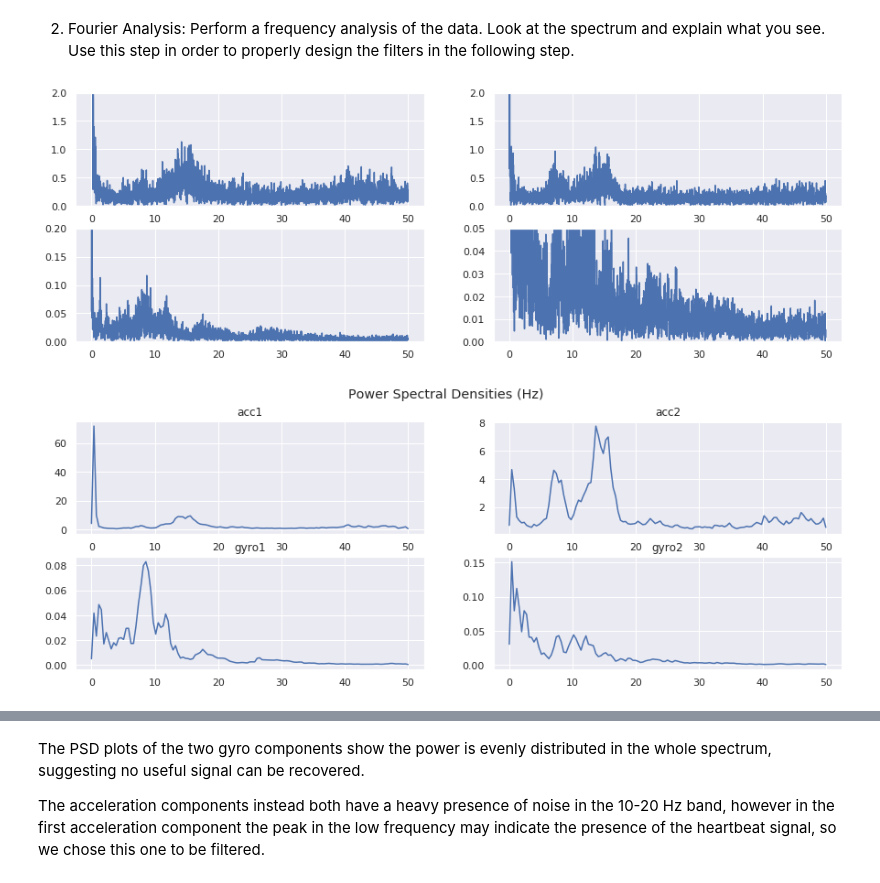
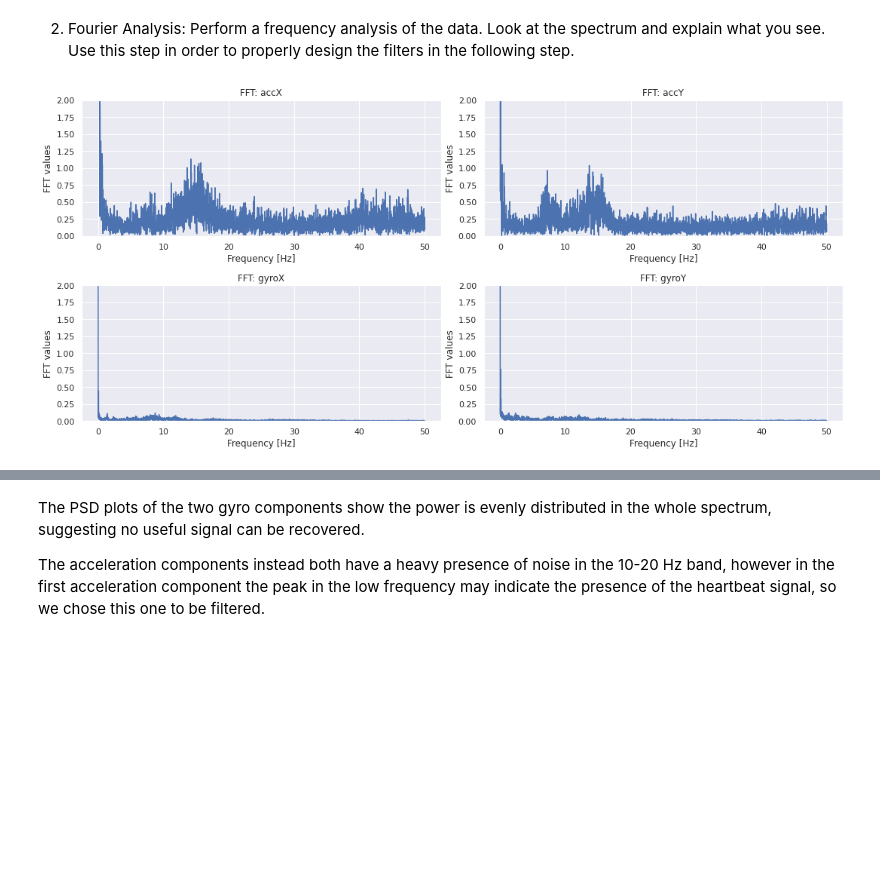
Before and after one commit to CrostaBot/HeartRateEstimation, a Jupyter notebook: BCG.ipynb, the cells around one changed output, grey strips where cells are left out. Saved outputs shown, nothing was run; the diff lists cells and outputs as text; code cells hidden in the pictures; blank space fills up the shorter version.

```diff
--- a/BCG.ipynb
+++ b/BCG.ipynb
@@ -72,6 +72,9 @@ df_chair.head()
 2. Plot selected data in function of time and choose a properly time window over which to perform the analysis. Pay attention on time rappresentation and the measurament unit.
 # %%
 ##### PLOT OF THE DATA #####
+matplotlib.rcParams['mathtext.fontset'] = 'cm'
+matplotlib.rcParams['font.family'] = 'STIXGeneral'
+sns.set()
 
 # create the subplots
 figure, axis = plt.subplots(1,2, figsize = (15,5))
@@ -93,6 +96,7 @@ axis[1].set_xlabel('Time [s]')
 axis[1].set_ylabel('Angular velocity [dps]')
 axis[1].set_title('GYROSCOPE')
 axis[1].legend(loc = 1)
+#plt.savefig("Images/BCG/data.png")
 
 # create the subplots for a detail of the previous ones
 figure, axis = plt.subplots(1,2, figsize = (15,5))
@@ -113,10 +117,11 @@ axis[1].plot(time,gyroY,'b',label = 'gyroY')
 axis[1].plot(time,gyroZ,'g',label = 'gyroZ')
 axis[1].set_xlabel('Time [s]')
 axis[1].set_ylabel('Angular velocity [dps]')
-axis[1].set_title('GYROSCOPE')
+axis[1].set_title('Detail of Gyroscope')
 axis[1].set_ylim([-10,10])
 axis[1].set_xlim([10,25])
 axis[1].legend(loc = 1)
+#plt.savefig("Images/BCG/data2.png")
 
 plt.show()
 # %% [output]
@@ -332,53 +349,47 @@ stat
 # %%
 def get_fft_values(y_values, T, N, f_s):
     f_values = np.linspace(0.0, 1.0/(2.0*T), N//2)
     fft_values_ = fft(y_values)
     fft_values = 2.0/N * np.abs(fft_values_[0:N//2])
     return f_values, fft_values
 
 def get_psd_values(y_values, T, N, f_s):
     f_values, psd_values = welch(y_values, fs=f_s)
     return f_values, psd_values
 
 N = df_chair.shape[0]
 T = 1/freq
 f_s = freq
 
 f_accX, fft_accX = get_fft_values(np.array(PCA_acc[0]), T, N, f_s)
 f_accY, fft_accY  = get_fft_values(np.array(PCA_acc[1]), T, N, f_s)
 f_gyroX, fft_gyroX = get_fft_values(np.array(X_gyro[0,:]), T, N, f_s)
 f_gyroY, fft_gyroY = get_fft_values(np.array(X_gyro[1,:]), T, N, f_s)
 
 
-figure, axis = plt.subplots(2, 2, figsize = (15, 5))
+figure, axis = plt.subplots(2, 2, figsize = (15, 7))
 axis[0, 0].plot(f_accX, fft_accX)
 axis[0, 0].set_ylim([0, 2])
+axis[0, 0].set_xlabel('Frequency [Hz]')
+axis[0, 0].set_ylabel('FFT values')
+axis[0, 0].set_title('FFT: accX')
 axis[0, 1].plot(f_accY, fft_accY)
 axis[0, 1].set_ylim([0, 2])
+axis[0, 1].set_xlabel('Frequency [Hz]')
+axis[0, 1].set_ylabel('FFT values')
+axis[0, 1].set_title('FFT: accY')
 axis[1, 0].plot(f_gyroX, fft_gyroX)
-axis[1, 0].set_ylim([0, 0.2])
+axis[1, 0].set_ylim([0, 2])
+axis[1, 0].set_xlabel('Frequency [Hz]')
+axis[1, 0].set_ylabel('FFT values')
+axis[1, 0].set_title('FFT: gyroX')
 axis[1, 1].plot(f_gyroY, fft_gyroY)
-axis[1, 1].set_ylim([0, 0.05])
-
-
-f_accX_psd, fft_accX_psd = get_psd_values(np.array(PCA_acc[0]), T, N, f_s)
-f_accY_psd, fft_accY_psd  = get_psd_values(np.array(PCA_acc[1]), T, N, f_s)
-f_gyroX_psd, fft_gyroX_psd = get_psd_values(np.array(X_gyro[0,:]), T, N, f_s)
-f_gyroY_psd, fft_gyroY_psd = get_psd_values(np.array(X_gyro[1,:]), T, N, f_s)
-
-
-figure, axis = plt.subplots(2, 2, figsize = (15, 5))
-figure.suptitle("Power Spectral Densities (Hz)")
-axis[0, 0].plot(f_accX_psd, fft_accX_psd)
-axis[0, 0].set_title("acc1")
-axis[0, 1].plot(f_accY_psd, fft_accY_psd)
-axis[0, 1].set_title("acc2")
-axis[1, 0].plot(f_gyroX_psd, fft_gyroX_psd)
-axis[1, 0].set_title("gyro1")
-axis[1, 1].plot(f_gyroY_psd, fft_gyroY_psd)
-axis[1, 1].set_title("gyro2")
-
+axis[1, 1].set_ylim([0, 2])
+axis[1, 1].set_xlabel('Frequency [Hz]')
+axis[1, 1].set_ylabel('FFT values')
+axis[1, 1].set_title('FFT: gyroY')
+figure.tight_layout()
+#plt.savefig("Images/BCG/FFT.png")
 plt.show()
 # %% [output]
-[figure, old version]
+[figure, new version]
-[figure, removed]
```
Also changed, not shown: parts of 11 cells of this notebook.
